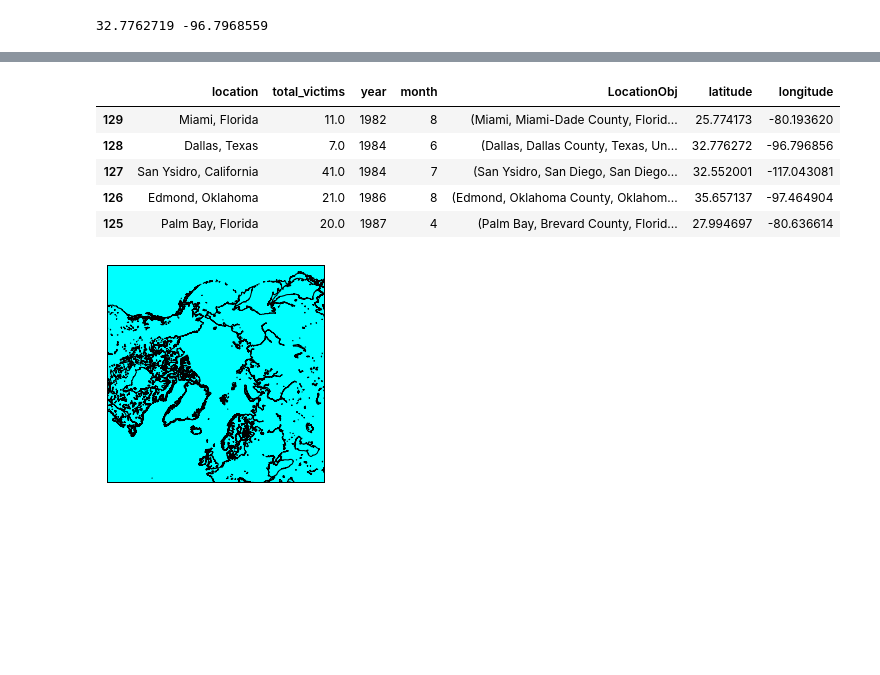
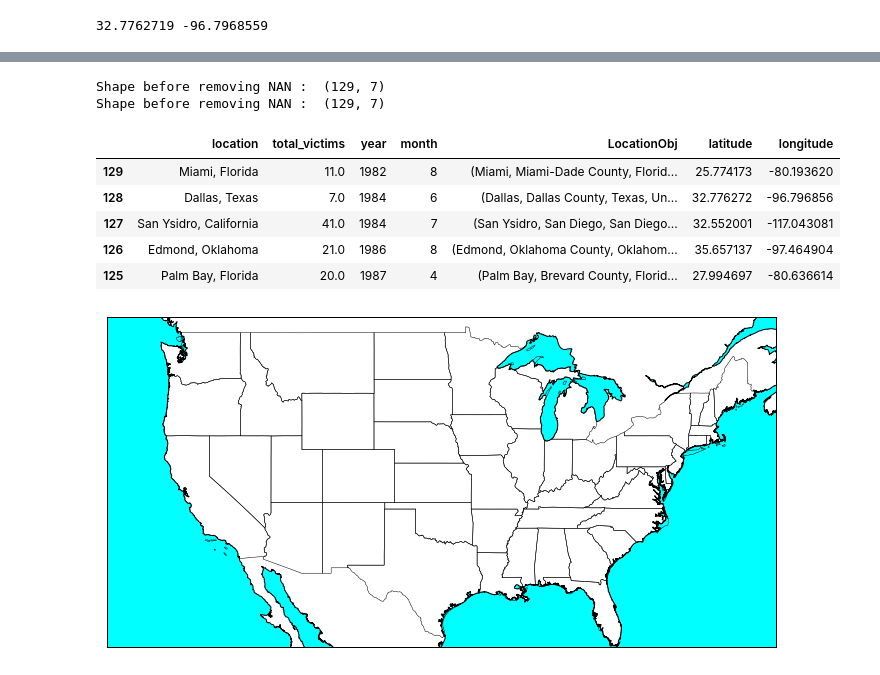
Before and after one commit to CPaladiya/IBM_AI_Professional_Course, a Jupyter notebook: AA_Map_Visualizer.ipynb, the cells around one changed output, grey strips where cells are left out. Cells and saved outputs as stored; diff of their text form; code cells hidden in the pictures; blank space fills up the shorter version.

Commit message:
Add : Add shape to usa Map

```diff
--- a/AA_Map_Visualizer.ipynb
+++ b/AA_Map_Visualizer.ipynb
@@ -115,11 +139,15 @@ BaseData['longitude'] = BaseData['LocationObj'].apply(lambda x : x.longitude if
 
 # we don't need LocationObj anymore so remove it
 BaseData.drop('LocationObj', axis=1)
+print("Shape before removing NAN : ", BaseData.shape)
 # Remove any row that has NAN values
 BaseData.dropna(subset=['latitude', 'longitude'])
+print("Shape before removing NAN : ", BaseData.shape)
 
 BaseData.head()
 # %% [output]
+Shape before removing NAN :  (129, 7)
+Shape before removing NAN :  (129, 7)
 |  | location | total_victims | year | month | LocationObj | latitude | longitude |
 | 129 | Miami, Florida | 11.0 | 1982 | 8 | (Miami, Miami-Dade County, Florid... | 25.774173 | -80.193620 |
 | 128 | Dallas, Texas | 7.0 | 1984 | 6 | (Dallas, Dallas County, Texas, Un... | 32.776272 | -96.796856 |
@@ -129,17 +157,20 @@ BaseData.head()
 # %%
 # setting up a map of the usa
 from mpl_toolkits.basemap import Basemap as bmp
 
+plt.figure(figsize=(12,12))
 # Usa coordinates
-llon=-125 # lower left hand map corner longitude
+llon=-130 # lower left hand map corner longitude
 ulon=-65 # Upper right hand map corner longitude
 llat=25
 ulat=50
 
-mp = bmp(projection='aeqd',resolution='i',lon_0 = 0, lat_0 =90  , width = 10000000, height = 10000000) #llcrnrlon = llon, llcrnrlat = llat, urcrnrlon = ulon, urcrnrlat = ulat
+mp = bmp(projection='merc',resolution='i', area_thresh=100000 ,lon_0 = 0, lat_0 =90  ,llcrnrlon = llon, llcrnrlat = llat, urcrnrlon = ulon, urcrnrlat = ulat)
+mp.drawmapboundary(fill_color='aqua')
+mp.fillcontinents(color='white')
 mp.drawcoastlines()
-mp.drawmapboundary(fill_color='aqua')
-mp.fillcontinents(color='coral',lake_color='aqua')
+
+mp.readshapefile('Data/Usa_ShapeFile/USAShapeFile', 'States')
 plt.show()
 # %% [output]
-[figure, old version]
+[figure, new version]
```
Also changed, not shown: parts of 1 cell of this notebook, 3 other files.
